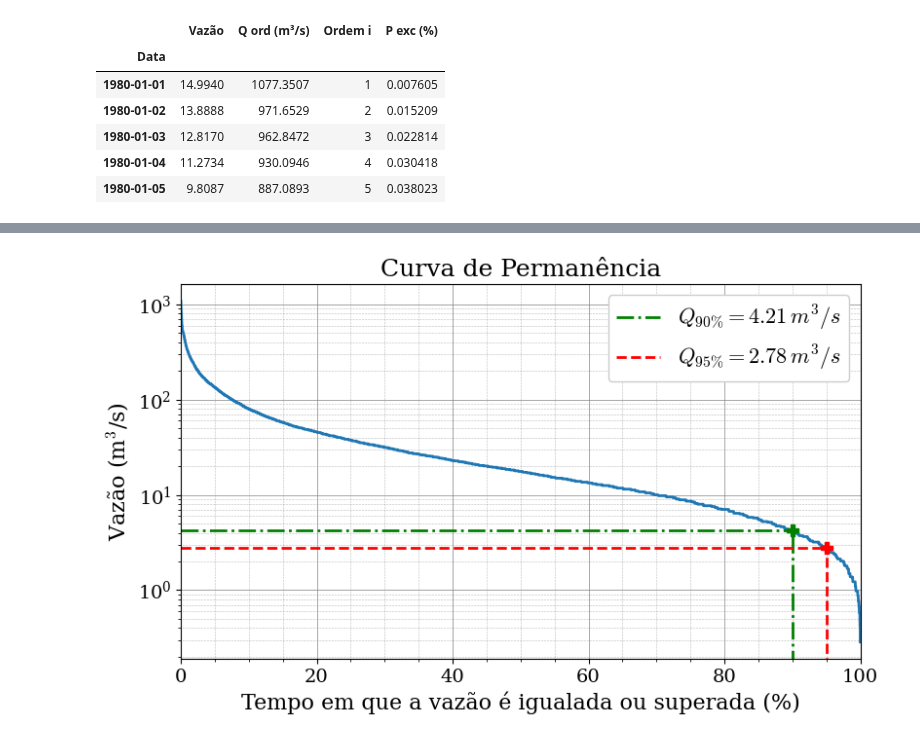
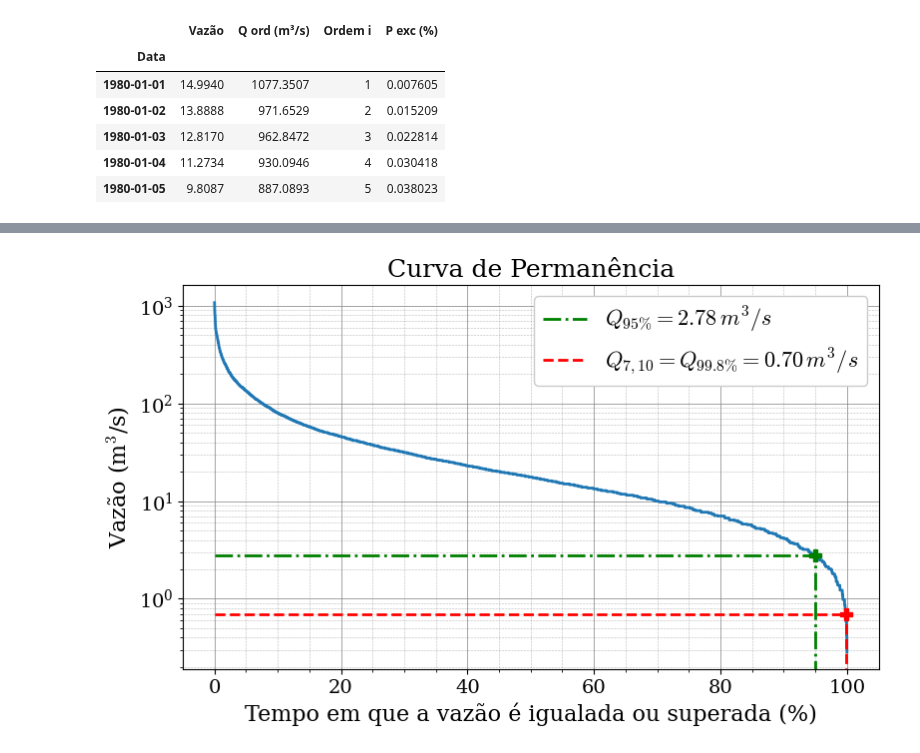
Before and after one commit to vitoria20241/Hidrologia, a Jupyter notebook: Notebooks/Curva_de_permanencia.ipynb, the cells around one changed output, grey strips where cells are left out. Cells and saved outputs as stored; diff of their text form; code cells hidden in the pictures.

```diff
--- a/Notebooks/Curva_de_permanencia.ipynb
+++ b/Notebooks/Curva_de_permanencia.ipynb
@@ -17,8 +17,3 @@ dados.head()
 | 1980-01-03 | 12.8170 | 962.8472 | 3 | 0.022814 |
 | 1980-01-04 | 11.2734 | 930.0946 | 4 | 0.030418 |
 | 1980-01-05 | 9.8087 | 887.0893 | 5 | 0.038023 |
-# %%
-dados['abs(90-P)'] = abs(90-dados['P exc (%)'])
-Q90 = dados.loc[dados['abs(90-P)'] == min(dados['abs(90-P)'])]
-Q90 = Q90.reset_index()
-Q90
@@ -36,0 +29,4 @@ Q95
+# %%
+dados['abs(0.70-Qord)'] = abs(0.70-dados['Q ord (m³/s)'])
+Q710 = dados.loc[dados['abs(0.70-Qord)'] == min(dados['abs(0.70-Qord)'])]
+Q710
@@ -43,60 +49,59 @@ ax.plot(dados['P exc (%)'],
         dados['Q ord (m³/s)'],
         linewidth=2)
 
-y = Q90.loc[0, 'Q ord (m³/s)']
-ax.plot([0, 90],
+y = Q95.loc[0, 'Q ord (m³/s)']
+ax.plot([0, 95],
         [y, y],
         color='green',
         linestyle='-.',
         linewidth=2,
-        label=rf'$Q_{{90\%}}={y:.2f}\, m^3/s$')
-ax.plot([90, 90],
+        label=rf'$Q_{{95\%}}={y:.2f}\, m^3/s$')
+ax.plot([95, 95],
         [0, y],
         color='green',
         linestyle='-.',
         linewidth=2)
-ax.plot(90, y,
+ax.plot(95, y,
         marker='P',
         color='green',
         markersize=8)
 
-y = Q95.loc[0, 'Q ord (m³/s)']
-ax.plot([0, 95],
-        [y, y],
+x = Q710['P exc (%)'].mean()
+ax.plot([0, x],
+        [0.7, 0.7],
         color='red',
         linestyle='--',
         linewidth=2,
-        label=rf'$Q_{{95\%}}={y:.2f}\, m^3/s$')
-ax.plot([95, 95],
-        [0, y],
+        label=rf'$Q_{{7,10}}=Q_{{{x:.1f}\%}}=0.70\, m^3/s$')
+ax.plot([x, x],
+        [0, 0.7],
         color='red',
         linestyle='--',
         linewidth=2)
-ax.plot(95, y,
+ax.plot(x, 0.7,
         marker='P',
         color='red',
         markersize=8)
 
 plt.yscale('log')
 plt.title('Curva de Permanência', size = 18)
 plt.xlabel('Tempo em que a vazão é igualada ou superada (%)',
            size = 16)
 plt.ylabel(r'Vazão (m$^3$/s)', size = 16)
 plt.rcParams['xtick.labelsize'] = 14
 plt.rcParams['ytick.labelsize'] = 14
 ax.grid(True,
         which='major',
         color='gray',
         linestyle='-',
         linewidth=0.5)
 ax.grid(True,
         which='minor',
         color='gray',
         linestyle=':',
         linewidth=0.4)
 ax.minorticks_on()
-plt.xlim(0, 100)
 plt.legend(fontsize=16, framealpha=1)
 plt.savefig(path+'\\permanencia.png', bbox_inches='tight')
 # %% [output]
-[figure, old version]
+[figure, new version]
```
Also changed, not shown: parts of 3 cells of this notebook.
